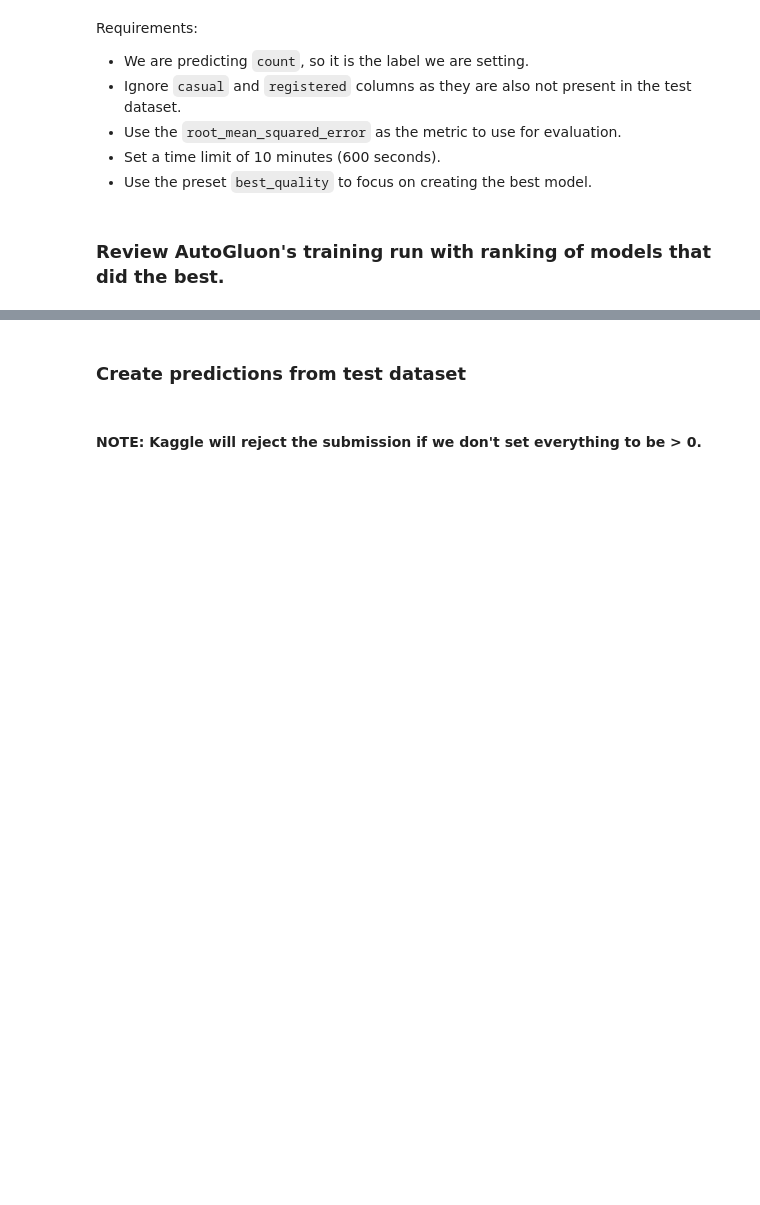
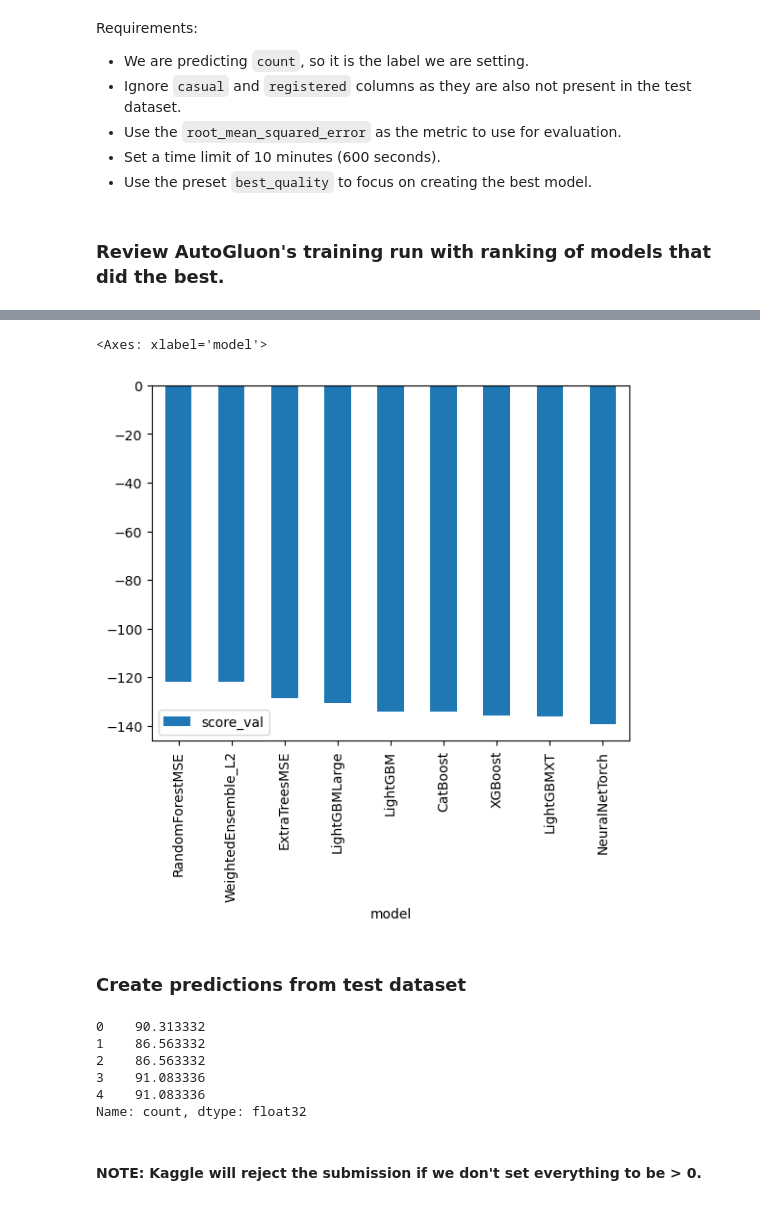
Before and after one commit to enhatem/aws-ml-engineer-nanodegree, a Jupyter notebook: project-1-bike-sharing-demand/project-template.ipynb, the cells around one changed output, grey strips where cells are left out. Cells and saved outputs as stored; diff of their text form; code cells hidden in the pictures; blank space fills up the shorter version.

Commit message:
Added the project 1 bike sharing demand code and report

```diff
--- a/project-1-bike-sharing-demand/project-template.ipynb
+++ b/project-1-bike-sharing-demand/project-template.ipynb
@@ -135,3 +216,6 @@ predictor = TabularPredictor(?).fit(?)
+# %%
+# predictor = TabularPredictor(label="count", eval_metric="root_mean_squared_error", learner_kwargs={"ignored_columns": ["casual", "registered"]}).fit(train, time_limit=600, presets="medium_quality")  # ml.t3.medium's resources not enough for presets="best_quality"
+predictor = TabularPredictor.load("/home/sagemaker-user/aws-ml-engineer-nanodegree/project-1-bike-sharing-demand/AutogluonModels/ag-20260924_085453", require_version_match=False)
 # %% [markdown]
 ### Review AutoGluon's training run with ranking of models that did the best.
 # %%
@@ -139,8 +258,20 @@ predictor.fit_summary()
+# %%
+predictor.leaderboard(silent=True).plot(kind="bar", x="model", y="score_val")
+# %% [output]
+<Axes: xlabel='model'>
+[figure, added]
 # %% [markdown]
 ### Create predictions from test dataset
 # %%
-predictions = ?
+predictions = predictor.predict(test)
 predictions.head()
+# %% [output]
+0    90.313332
+1    86.563332
+2    86.563332
+3    91.083336
+4    91.083336
+Name: count, dtype: float32
 # %% [markdown]
 #### NOTE: Kaggle will reject the submission if we don't set everything to be > 0.
 # %%
```
Also changed, not shown: parts of 55 cells of this notebook, 4 other files.
